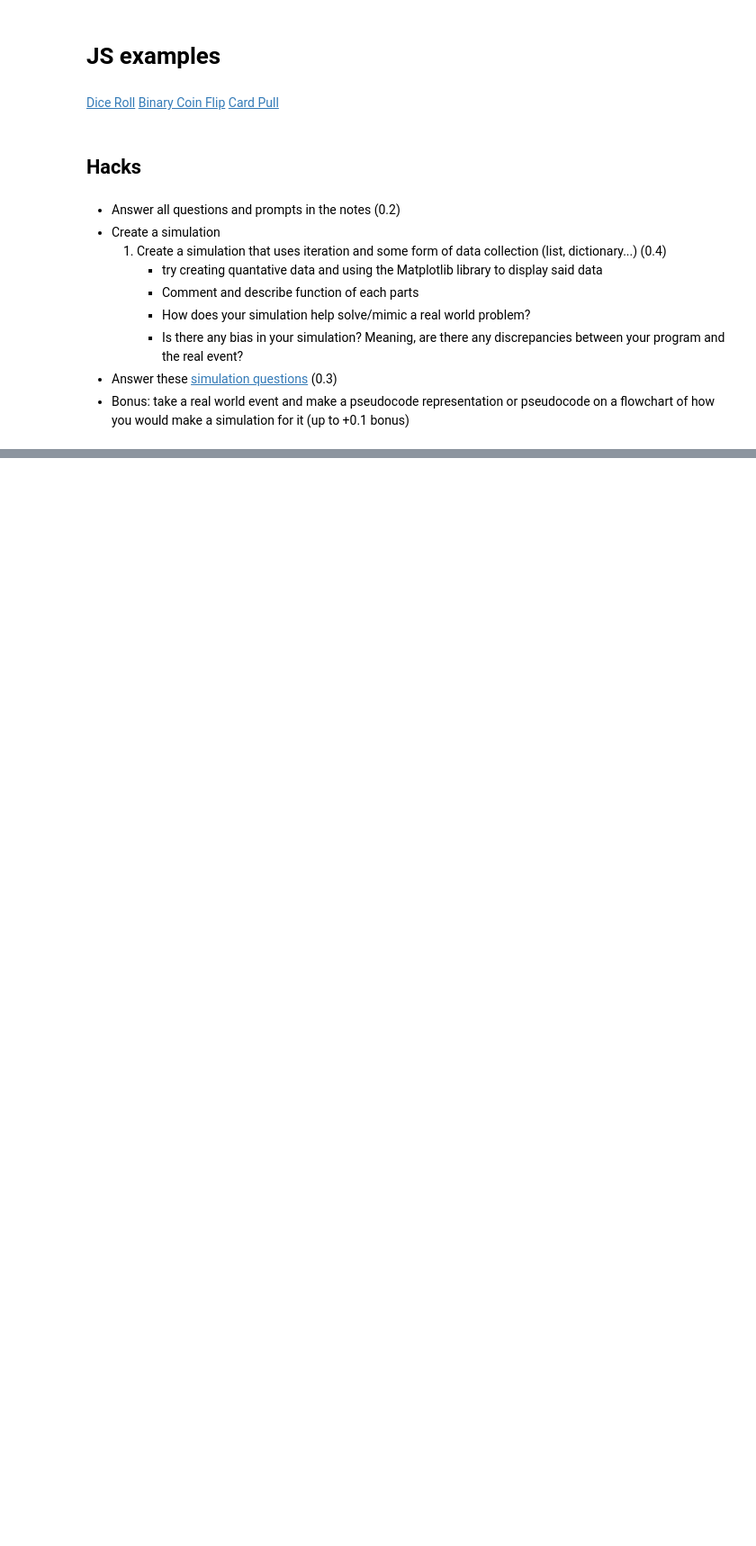
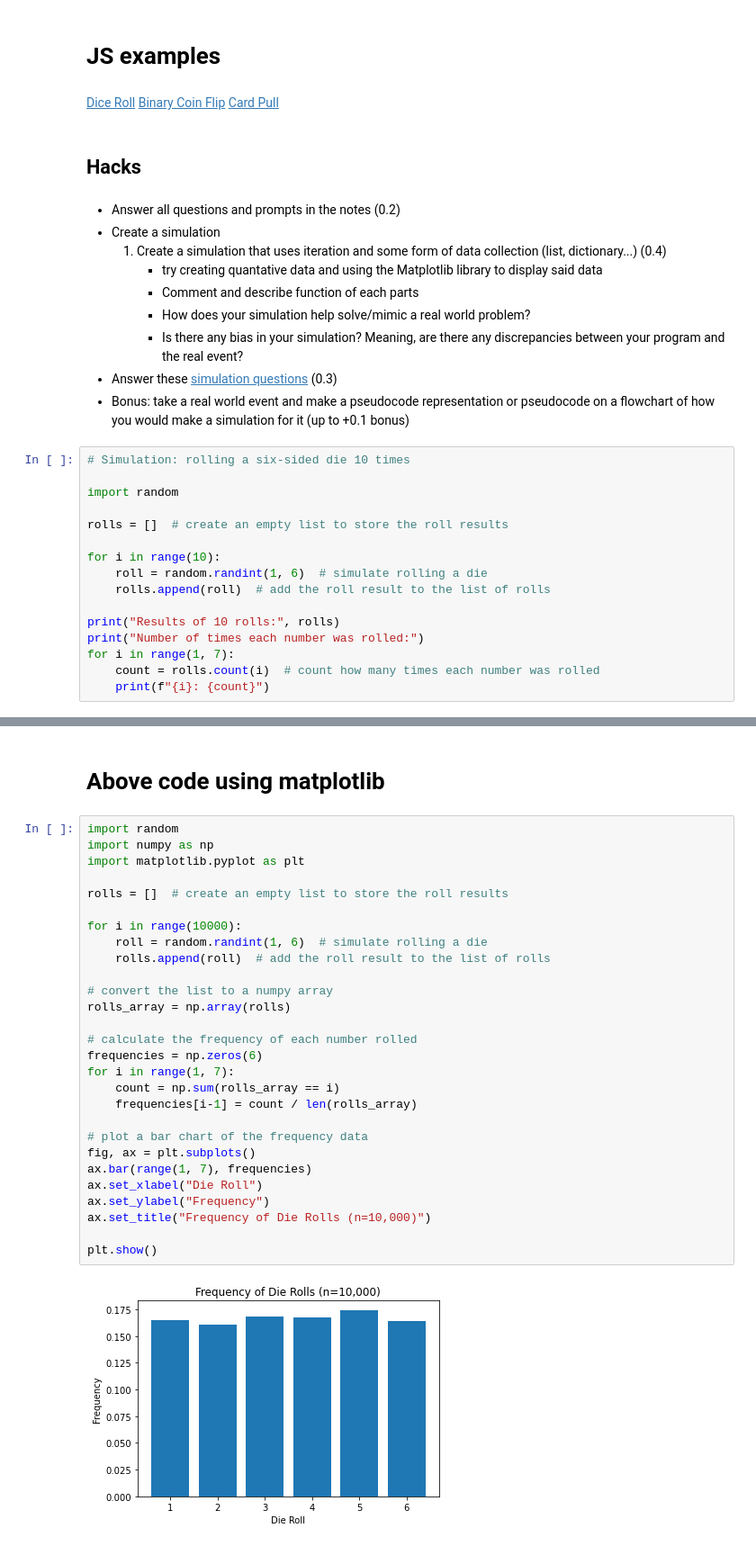
Before and after one commit to benjaminlee24/gang-ds-blog, a Jupyter notebook: _notebooks/2023-04-25-P3M-Simulations.ipynb, the cells around one changed output, grey strips where cells are left out. Shown at 90% size. Saved outputs shown, nothing was run; the diff lists cells and outputs as text; blank space fills up the shorter version.

```diff
--- a/_notebooks/2023-04-25-P3M-Simulations.ipynb
+++ b/_notebooks/2023-04-25-P3M-Simulations.ipynb
@@ -274,3 +285,19 @@ How does this simulation have bias?
         - Is there any bias in your simulation? Meaning, are there any discrepancies between your program and the real event?
 - Answer these [simulation questions](https://shruthim0.github.io/canada/2023/04/03/simulationsplanning2.html) (0.3)
 - Bonus: take a real world event and make a pseudocode representation or pseudocode on a flowchart of how you would make a simulation for it (up to +0.1 bonus)
+# %%
+# Simulation: rolling a six-sided die 10 times
+
+import random
+
+rolls = []  # create an empty list to store the roll results
+
+for i in range(10):
+    roll = random.randint(1, 6)  # simulate rolling a die
+    rolls.append(roll)  # add the roll result to the list of rolls
+
+print("Results of 10 rolls:", rolls)
+print("Number of times each number was rolled:")
+for i in range(1, 7):
+    count = rolls.count(i)  # count how many times each number was rolled
+    print(f"{i}: {count}")
@@ -276,0 +313,32 @@ How does this simulation have bias?
+# %% [markdown]
+# Above code using matplotlib
+# %%
+import random
+import numpy as np
+import matplotlib.pyplot as plt
+
+rolls = []  # create an empty list to store the roll results
+
+for i in range(10000):
+    roll = random.randint(1, 6)  # simulate rolling a die
+    rolls.append(roll)  # add the roll result to the list of rolls
+
+# convert the list to a numpy array
+rolls_array = np.array(rolls)
+
+# calculate the frequency of each number rolled
+frequencies = np.zeros(6)
+for i in range(1, 7):
+    count = np.sum(rolls_array == i)
+    frequencies[i-1] = count / len(rolls_array)
+
+# plot a bar chart of the frequency data
+fig, ax = plt.subplots()
+ax.bar(range(1, 7), frequencies)
+ax.set_xlabel("Die Roll")
+ax.set_ylabel("Frequency")
+ax.set_title("Frequency of Die Rolls (n=10,000)")
+
+plt.show()
+# %% [output]
+[figure, added]
```
Also changed, not shown: parts of 11 cells of this notebook.
